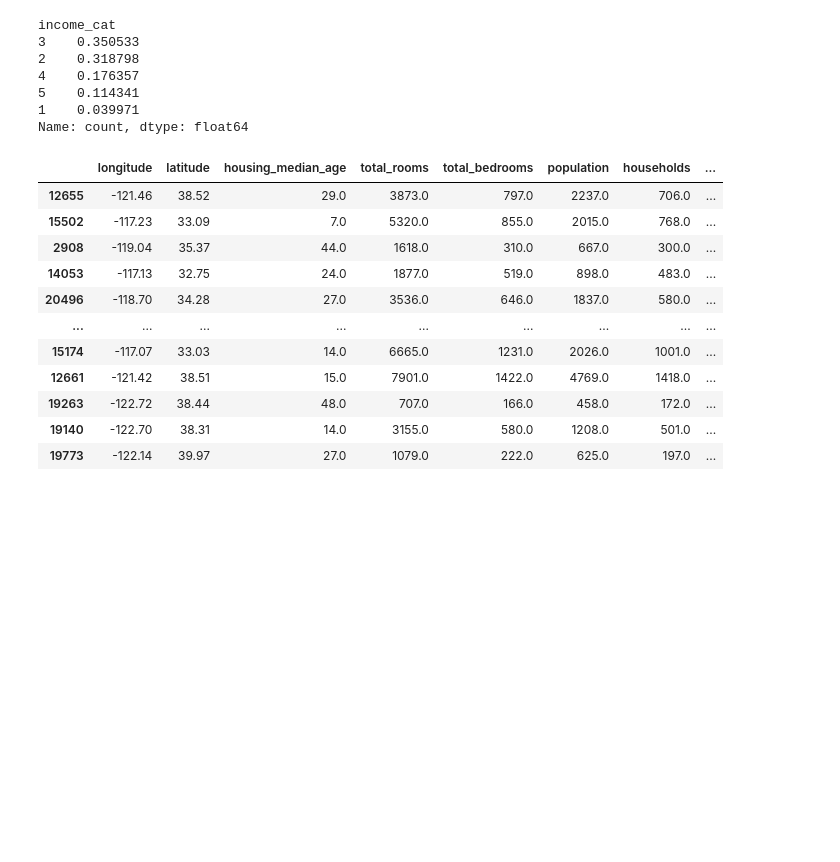
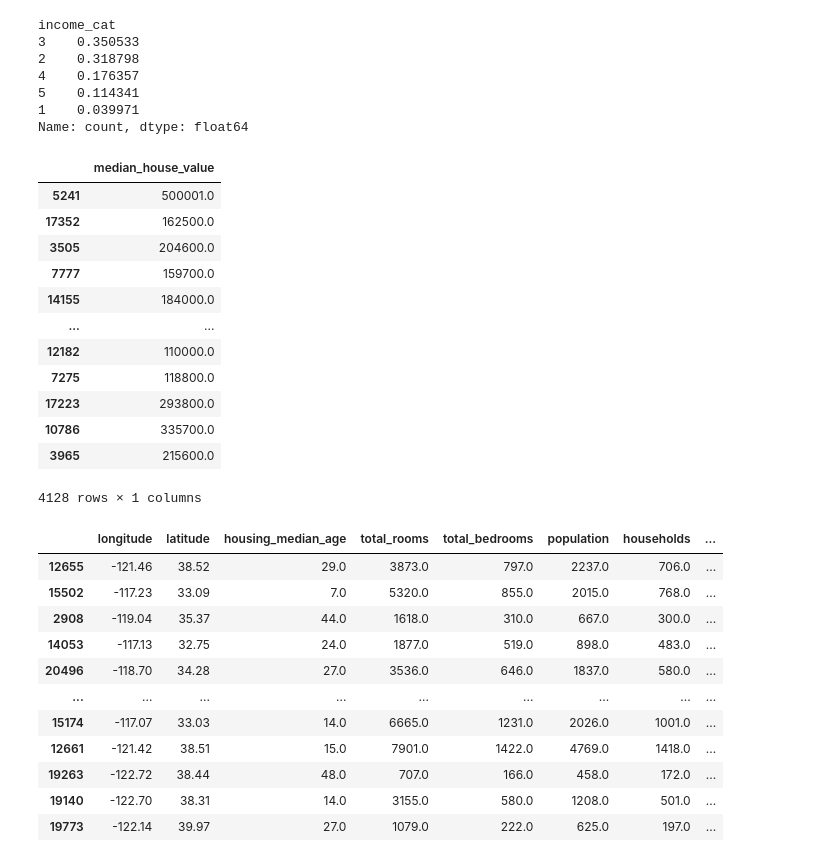
Before and after one commit to topollonaketsana/Hands-On-Machine-Learning-Projects, a Jupyter notebook: ML-Project-1/Housing_src.ipynb, the cells around one changed output. Saved outputs shown, nothing was run; the diff lists cells and outputs as text; code cells hidden in the pictures; blank space fills up the shorter version.

```diff
--- a/ML-Project-1/Housing_src.ipynb
+++ b/ML-Project-1/Housing_src.ipynb
@@ -332,6 +333,22 @@ income_cat
 5    0.114341
 1    0.039971
 Name: count, dtype: float64
+# %%
+y_strat_test
+# %% [output]
+|  | median_house_value |
+| 5241 | 500001.0 |
+| 17352 | 162500.0 |
+| 3505 | 204600.0 |
+| 7777 | 159700.0 |
+| 14155 | 184000.0 |
+| ... | ... |
+| 12182 | 110000.0 |
+| 7275 | 118800.0 |
+| 17223 | 293800.0 |
+| 10786 | 335700.0 |
+| 3965 | 215600.0 |
+4128 rows × 1 columns
 # %%
 X_strat_train
 # %% [output]
```
Also changed, not shown: parts of 12 cells of this notebook.
